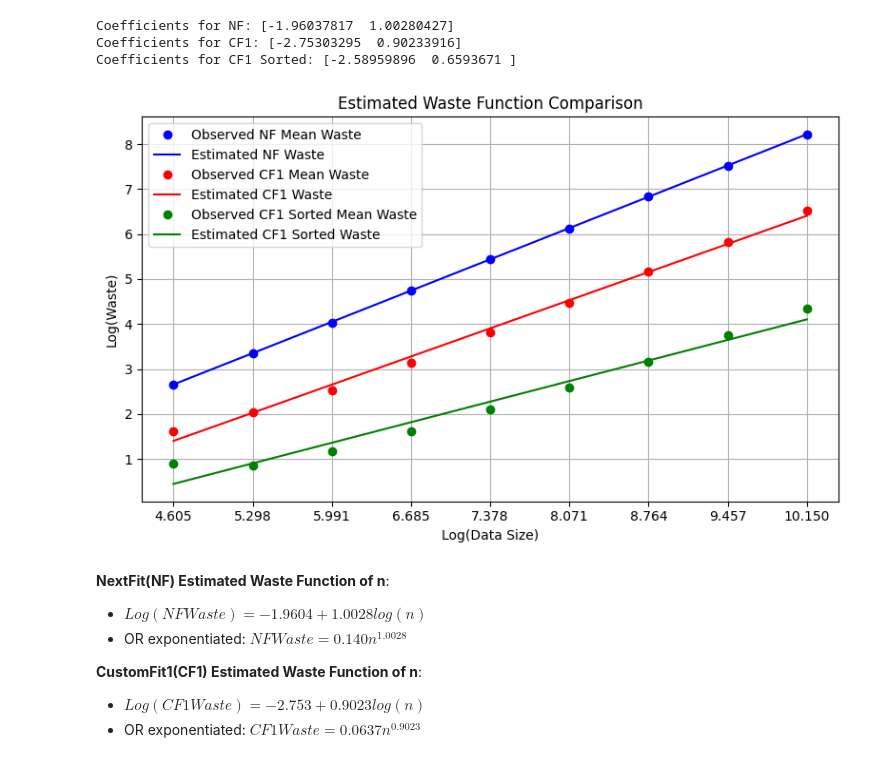
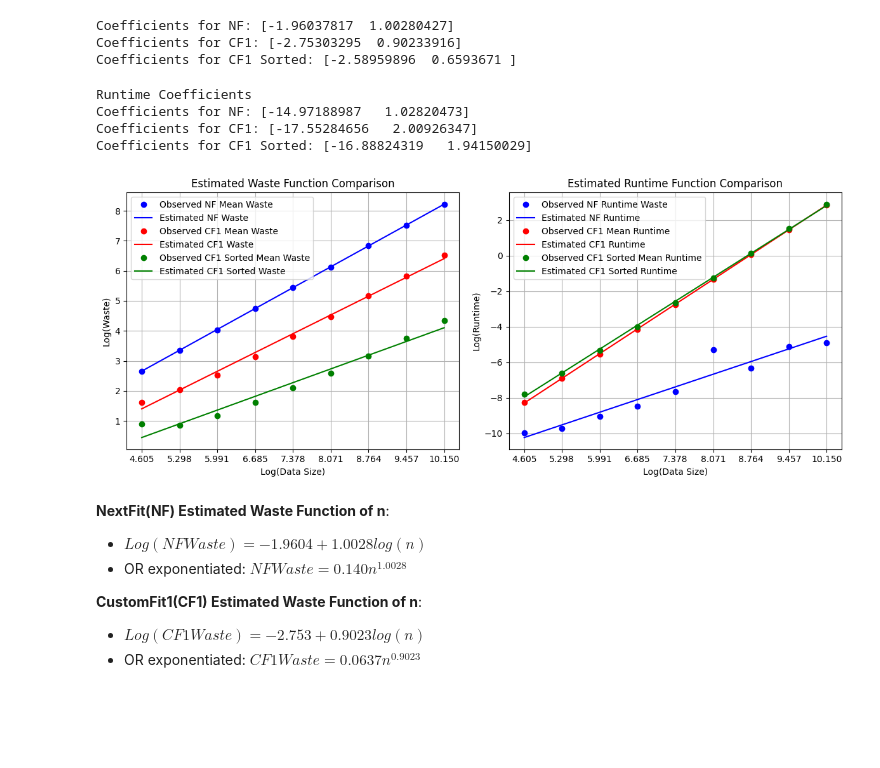
Before and after one commit to connormcmanigal/bin-packing-analysis, a Jupyter notebook: report.ipynb, the cells around one changed output. Cells and saved outputs as stored; diff of their text form; code cells hidden in the pictures; blank space fills up the shorter version.

Commit message:
some plots

```diff
--- a/report.ipynb
+++ b/report.ipynb
@@ -519,24 +520,62 @@ print("Coefficients for CF1 Sorted:", model_cf1_sorted.params)
 Coefficients for NF: [-1.96037817  1.00280427]
 Coefficients for CF1: [-2.75303295  0.90233916]
 Coefficients for CF1 Sorted: [-2.58959896  0.6593671 ]
+# %%
+nf_time=np.asarray(nf_results['NF Mean Runtime'])
+cf1_time=np.asarray(cf1_results['CF1 Mean Runtime'])
+cf1_sorted_time=np.asarray(cf1sorted_results['CF1 Sorted Mean Runtime'])
+
+log_nf_time=np.log(nf_time)
+log_cf1_time=np.log(cf1_time)
+log_cf1_sorted_time=np.log(cf1_sorted_time)
+
+model_nf_time=sm.OLS(log_nf_time, X).fit()
+model_cf1_time=sm.OLS(log_cf1_time, X).fit()
+model_cf1_sorted_time=sm.OLS(log_cf1_sorted_time, X).fit()
+
+print('Runtime Coefficients')
+print("Coefficients for NF:", model_nf_time.params)
+print("Coefficients for CF1:", model_cf1_time.params)
+print("Coefficients for CF1 Sorted:", model_cf1_sorted_time.params)
+# %% [output]
+Runtime Coefficients
+Coefficients for NF: [-14.97188987   1.02820473]
+Coefficients for CF1: [-17.55284656   2.00926347]
+Coefficients for CF1 Sorted: [-16.88824319   1.94150029]
 # %%
-plt.figure(figsize=(8, 5))
-plt.plot(log_data_sizes, log_nf_waste, 'bo', label = 'Observed NF Mean Waste')
-plt.plot(log_data_sizes, model_nf.fittedvalues, 'b-', label = 'Estimated NF Waste')
-plt.plot(log_data_sizes, log_cf1_waste, 'ro', label = 'Observed CF1 Mean Waste')
-plt.plot(log_data_sizes, model_cf1.fittedvalues, 'r-', label = 'Estimated CF1 Waste')
-plt.plot(log_data_sizes, log_cf1_sorted_waste, 'go', label = 'Observed CF1 Sorted Mean Waste')
-plt.plot(log_data_sizes, model_cf1_sorted.fittedvalues, 'g-', label = 'Estimated CF1 Sorted Waste')
-plt.xlabel('Log(Data Size)')
-plt.ylabel('Log(Waste)')
-plt.xticks(log_data_sizes)
-plt.legend()
-plt.title('Estimated Waste Function Comparison')
+fig, axes = plt.subplots(1, 2, figsize=(12, 5))
+# plt.figure(figsize=(8, 5))
+
+axes[0].plot(log_data_sizes, log_nf_waste, 'bo', label = 'Observed NF Mean Waste')
+axes[0].plot(log_data_sizes, model_nf.fittedvalues, 'b-', label = 'Estimated NF Waste')
+axes[0].plot(log_data_sizes, log_cf1_waste, 'ro', label = 'Observed CF1 Mean Waste')
+axes[0].plot(log_data_sizes, model_cf1.fittedvalues, 'r-', label = 'Estimated CF1 Waste')
+axes[0].plot(log_data_sizes, log_cf1_sorted_waste, 'go', label = 'Observed CF1 Sorted Mean Waste')
+axes[0].plot(log_data_sizes, model_cf1_sorted.fittedvalues, 'g-', label = 'Estimated CF1 Sorted Waste')
+axes[0].set_xlabel('Log(Data Size)')
+axes[0].set_ylabel('Log(Waste)')
+axes[0].set_xticks(log_data_sizes)
+axes[0].legend()
+axes[0].set_title('Estimated Waste Function Comparison')
+axes[0].grid()
+
+axes[1].plot(log_data_sizes, log_nf_time, 'bo', label = 'Observed NF Runtime Waste')
+axes[1].plot(log_data_sizes, model_nf_time.fittedvalues, 'b-', label = 'Estimated NF Runtime')
+axes[1].plot(log_data_sizes, log_cf1_time, 'ro', label = 'Observed CF1 Mean Runtime')
+axes[1].plot(log_data_sizes, model_cf1_time.fittedvalues, 'r-', label = 'Estimated CF1 Runtime')
+axes[1].plot(log_data_sizes, log_cf1_sorted_time, 'go', label = 'Observed CF1 Sorted Mean Runtime')
+axes[1].plot(log_data_sizes, model_cf1_sorted_time.fittedvalues, 'g-', label = 'Estimated CF1 Sorted Runtime')
+axes[1].set_xlabel('Log(Data Size)')
+axes[1].set_ylabel('Log(Runtime)')
+axes[1].set_xticks(log_data_sizes)
+axes[1].legend()
+axes[1].set_title('Estimated Runtime Function Comparison')
+axes[1].grid()
+
 plt.tight_layout()
-plt.grid()
 plt.show()
 # %% [output]
-[figure, old version]
+[figure, new version]
 # %% [markdown]
 **NextFit(NF) Estimated Waste Function of n**:
 - $Log(NFWaste) = -1.9604 + 1.0028 log(n)$
```
Also changed, not shown: parts of 6 cells of this notebook.
